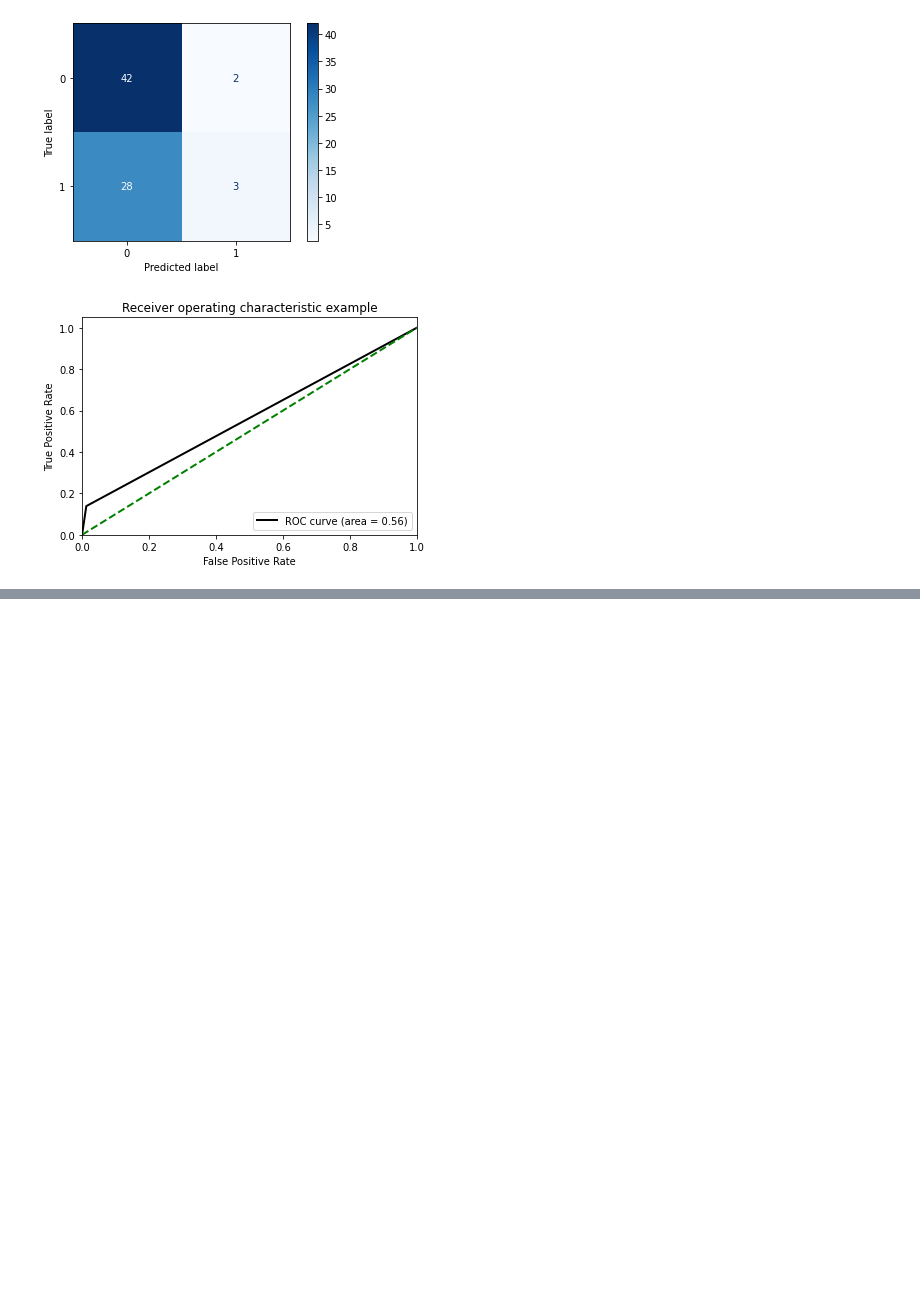
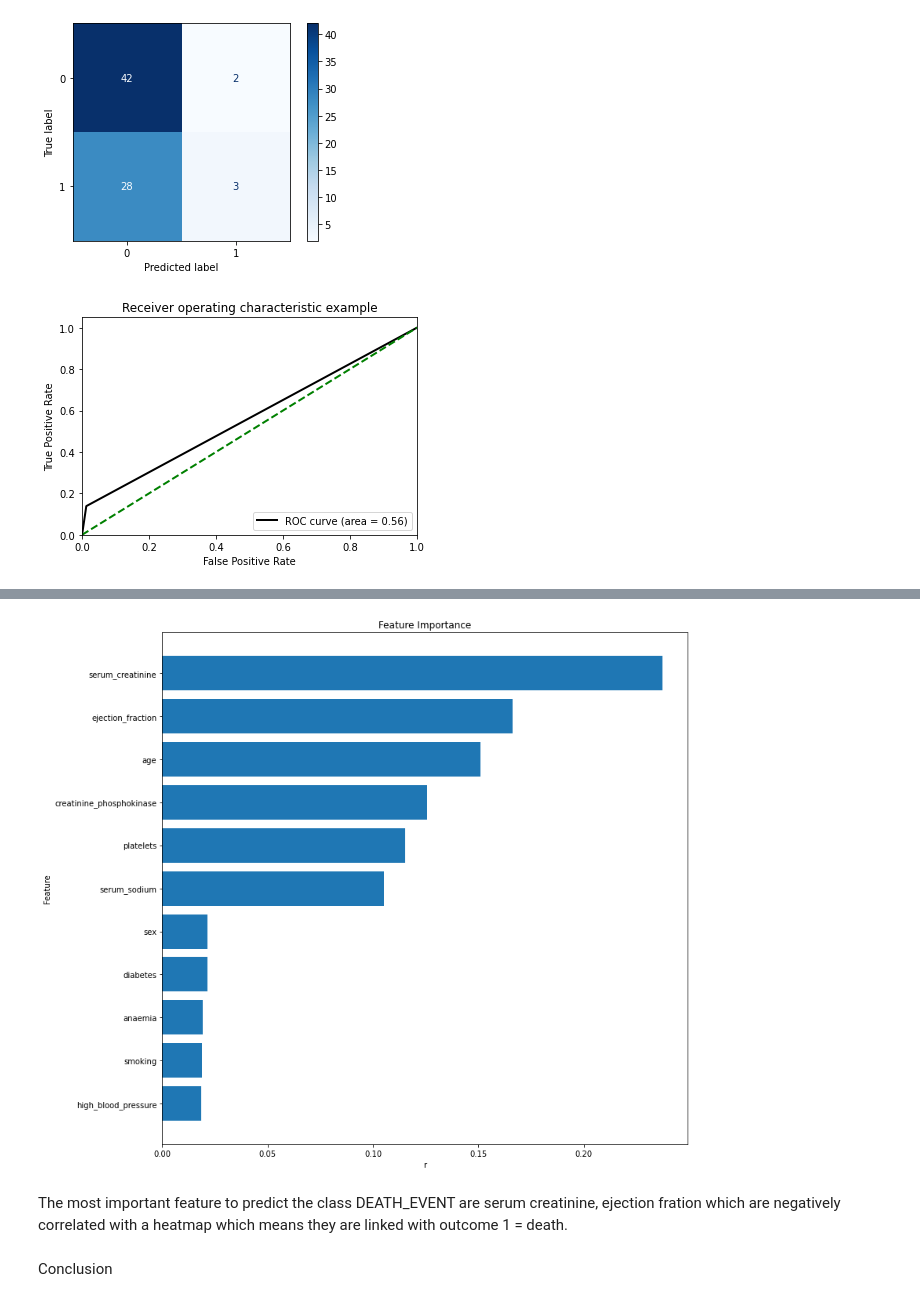
Before and after one commit to Manel-MH/CodingDojo_Project2_HeartFailure, a Jupyter notebook: Project2_Heart_Failure_ML.ipynb, the cells around one changed output, grey strips where cells are left out. Saved outputs shown, nothing was run; the diff lists cells and outputs as text; code cells hidden in the pictures; blank space fills up the shorter version.

```diff
--- a/Project2_Heart_Failure_ML.ipynb
+++ b/Project2_Heart_Failure_ML.ipynb
@@ -731,0 +805,5 @@ Our baseline returned a value of 0.69 while our optimized KNN returned an accura
+# %%
+# model-random forest classifier feature importance
+data = {'Feature': X.columns, 'Importance': rf_class_11.feature_importances_}
+feature_importances = pd.DataFrame(data)
+feature_importances
@@ -731,0 +823,14 @@ Our baseline returned a value of 0.69 while our optimized KNN returned an accura
+# %%
+feature_importances.sort_values(by = 'Importance', inplace = True)
+plt.figure(figsize = (12, 12))
+plt.barh(feature_importances['Feature'], feature_importances['Importance'])
+plt.xlabel('r')
+plt.ylabel('Feature')
+plt.title('Feature Importance')
+plt.show();
+# %% [output]
+[figure, added]
+# %% [markdown]
+The most important feature to predict the class DEATH_EVENT are serum creatinine, ejection fration which are negatively correlated with a heatmap which means they are linked with outcome 1 = death.
+# %% [markdown]
+Conclusion
```
Also changed, not shown: parts of 20 cells of this notebook.
